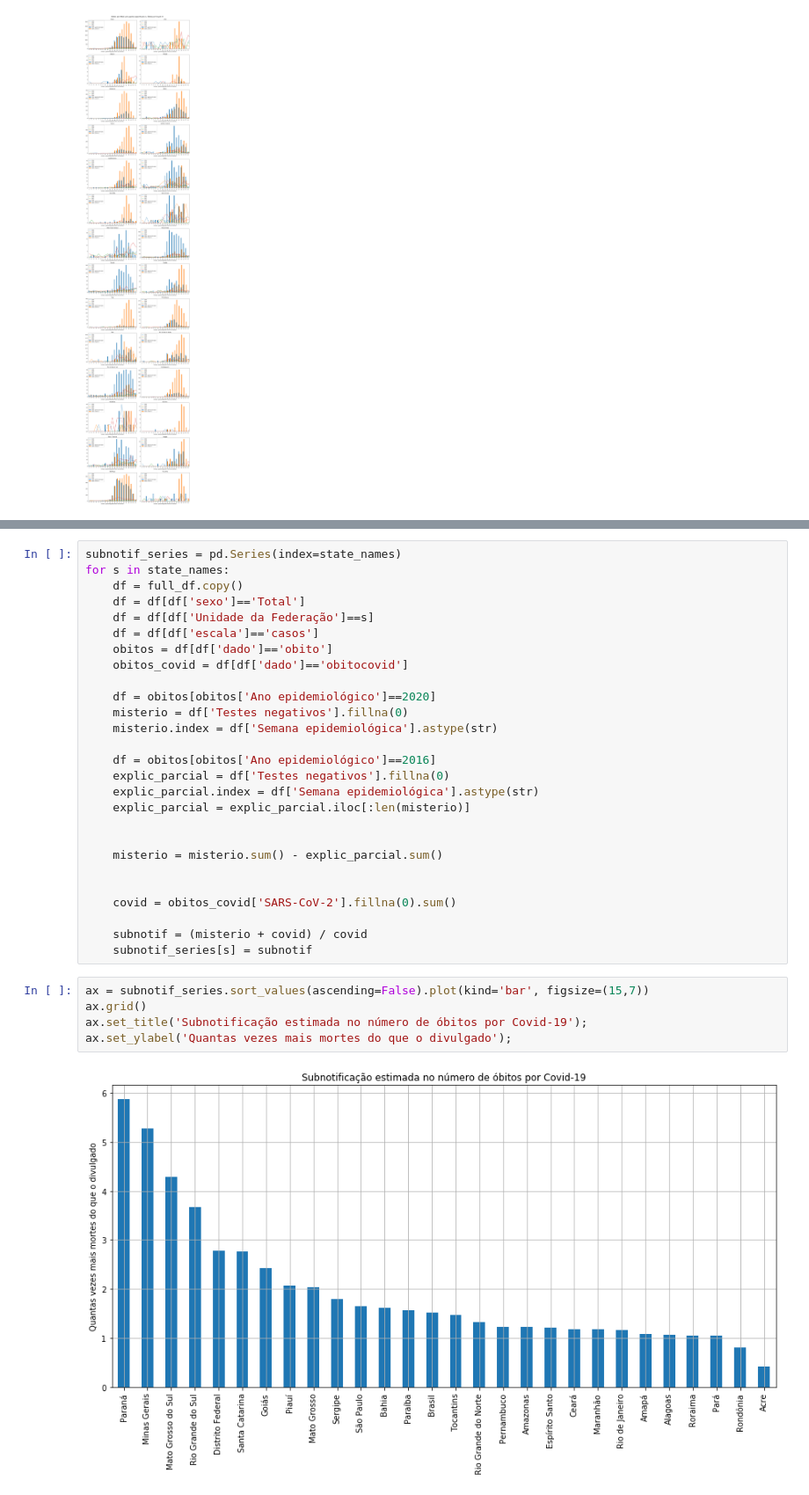
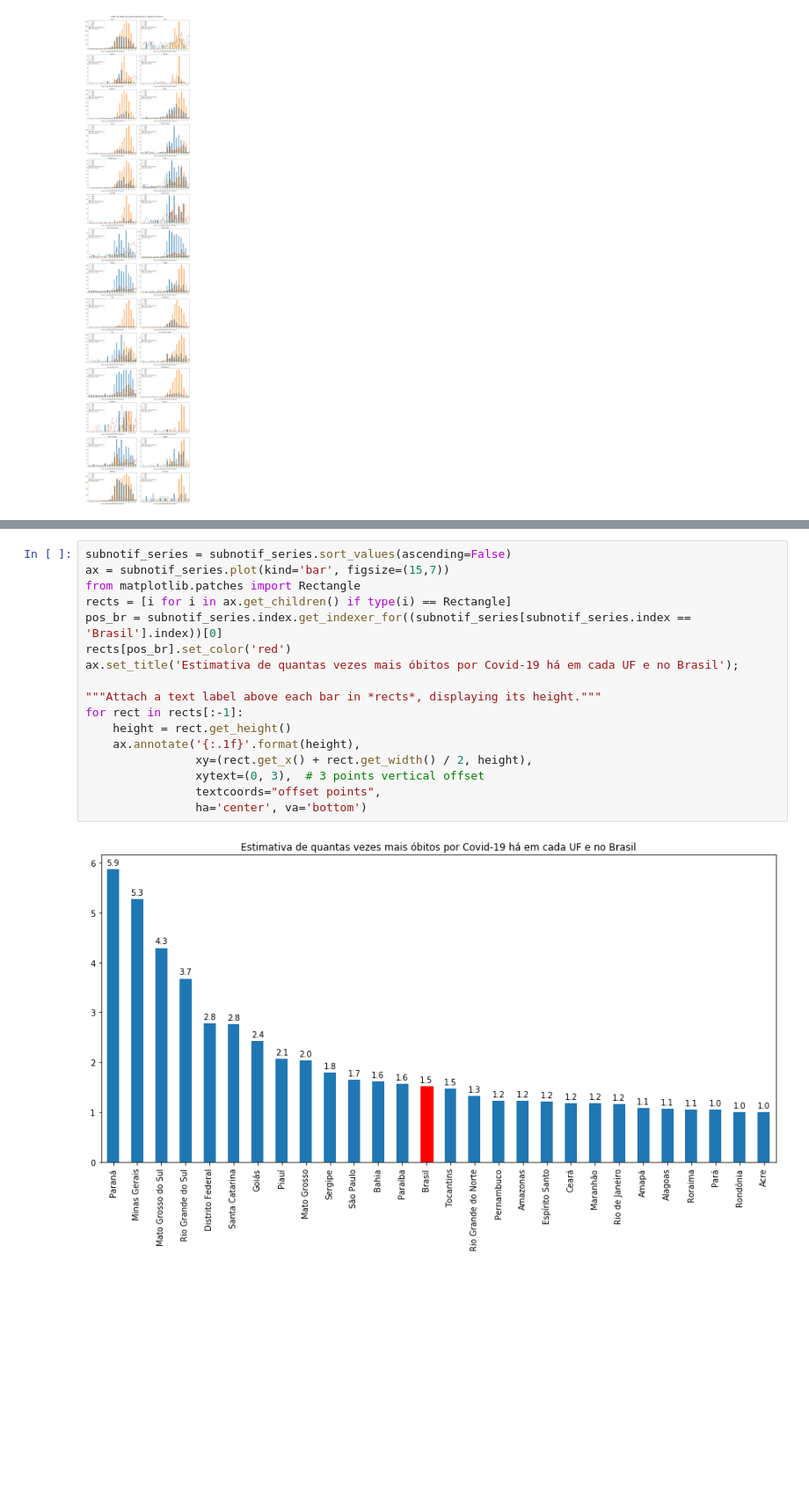
Before and after one commit to markusbkoch/covid-19, a Jupyter notebook: SRAG.ipynb, the cells around one changed output, grey strips where cells are left out. Shown: that part at 88% size. Cells and saved outputs as stored; diff of their text form; blank space fills up the shorter version.

```diff
--- a/SRAG.ipynb
+++ b/SRAG.ipynb
@@ -116,34 +76,19 @@ fig.suptitle('Estimativa de subnotificação acumulada de óbitos por Covid-19',
-# %%
-subnotif_series = pd.Series(index=state_names)
-for s in state_names:
-    df = full_df.copy()
-    df = df[df['sexo']=='Total']
-    df = df[df['Unidade da Federação']==s]
-    df = df[df['escala']=='casos']
-    obitos = df[df['dado']=='obito']
-    obitos_covid = df[df['dado']=='obitocovid']
-
-    df = obitos[obitos['Ano epidemiológico']==2020]
-    misterio = df['Testes negativos'].fillna(0)
-    misterio.index = df['Semana epidemiológica'].astype(str)
-
-    df = obitos[obitos['Ano epidemiológico']==2016]
-    explic_parcial = df['Testes negativos'].fillna(0)
-    explic_parcial.index = df['Semana epidemiológica'].astype(str)
-    explic_parcial = explic_parcial.iloc[:len(misterio)]
-
-
-    misterio = misterio.sum() - explic_parcial.sum()
-
-
-    covid = obitos_covid['SARS-CoV-2'].fillna(0).sum()
-
-    subnotif = (misterio + covid) / covid
-    subnotif_series[s] = subnotif
-# %%
-ax = subnotif_series.sort_values(ascending=False).plot(kind='bar', figsize=(15,7))
-ax.grid()
-ax.set_title('Subnotificação estimada no número de óbitos por Covid-19');
-ax.set_ylabel('Quantas vezes mais mortes do que o divulgado');
-# %% [output]
-[figure, removed]
+# %%
+subnotif_series = subnotif_series.sort_values(ascending=False)
+ax = subnotif_series.plot(kind='bar', figsize=(15,7))
+from matplotlib.patches import Rectangle
+rects = [i for i in ax.get_children() if type(i) == Rectangle]
+pos_br = subnotif_series.index.get_indexer_for((subnotif_series[subnotif_series.index == 'Brasil'].index))[0]
+rects[pos_br].set_color('red')
+ax.set_title('Estimativa de quantas vezes mais óbitos por Covid-19 há em cada UF e no Brasil');
+
+"""Attach a text label above each bar in *rects*, displaying its height."""
+for rect in rects[:-1]:
+    height = rect.get_height()
+    ax.annotate('{:.1f}'.format(height),
+                xy=(rect.get_x() + rect.get_width() / 2, height),
+                xytext=(0, 3),  # 3 points vertical offset
+                textcoords="offset points",
+                ha='center', va='bottom')
+# %% [output]
+[figure, added]
```
Also changed, not shown: parts of 4 cells of this notebook.
